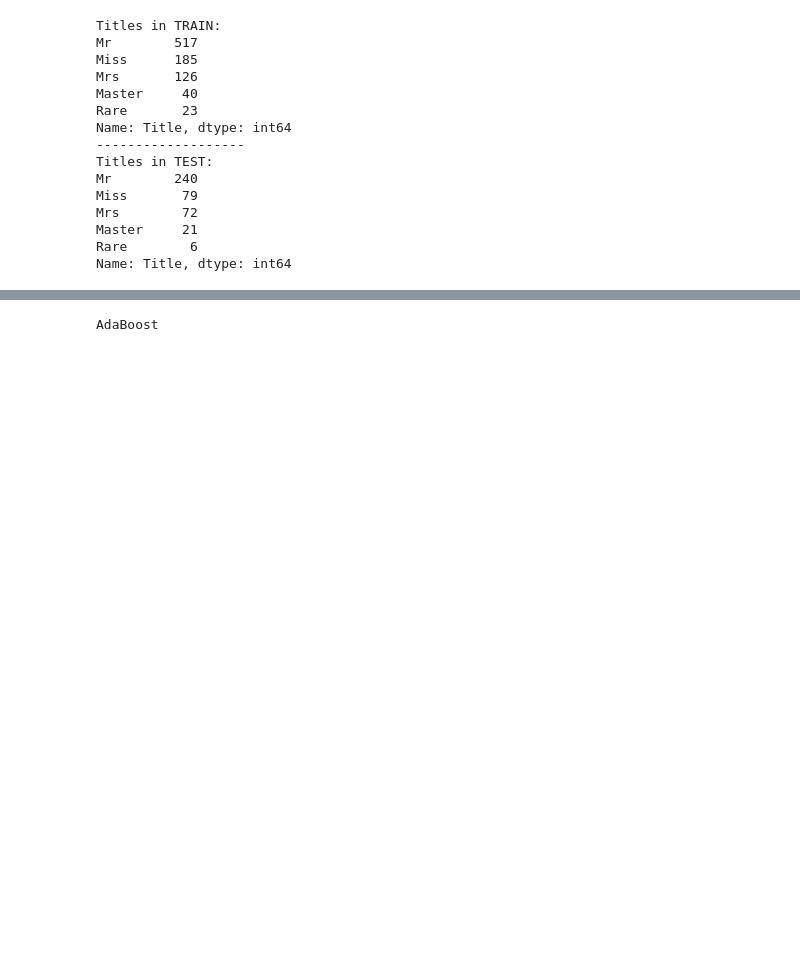
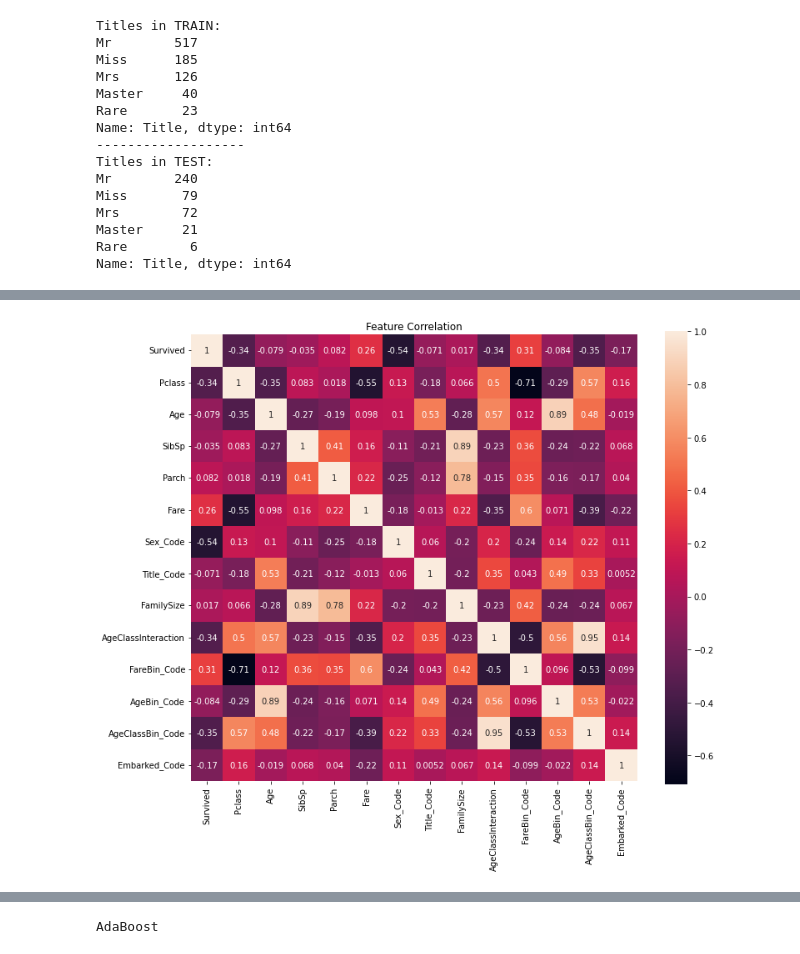
Before and after one commit to AZelenski261/cap4770-final-project, a Jupyter notebook: Final Project/CAP 4770 Final Project Combined Code.ipynb, the cells around one changed output, grey strips where cells are left out. Saved outputs shown, nothing was run; the diff lists cells and outputs as text; code cells hidden in the pictures; blank space fills up the shorter version.

```diff
--- a/Final Project/CAP 4770 Final Project Combined Code.ipynb
+++ b/Final Project/CAP 4770 Final Project Combined Code.ipynb
@@ -297,3 +299,8 @@ for dataset in datasets:
+# %%
+# Heatmap with full list of features available
+correlation_heatmap(trainCopy.drop(['PassengerId'], axis=1))
+# %% [output]
+[figure, added]
 # %%
 # Preprocess Data
 preprocessedDatasets = [preprocessData(datasets[0], datasets[1], colList),
```
Also changed, not shown: parts of 12 cells of this notebook.
